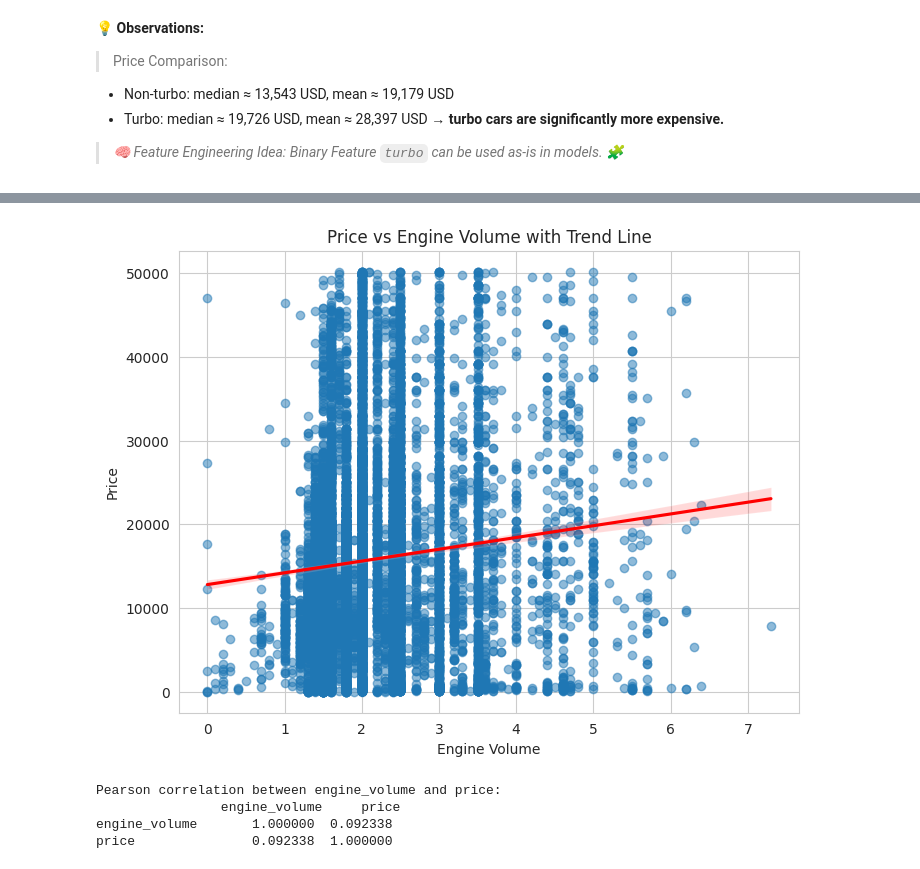
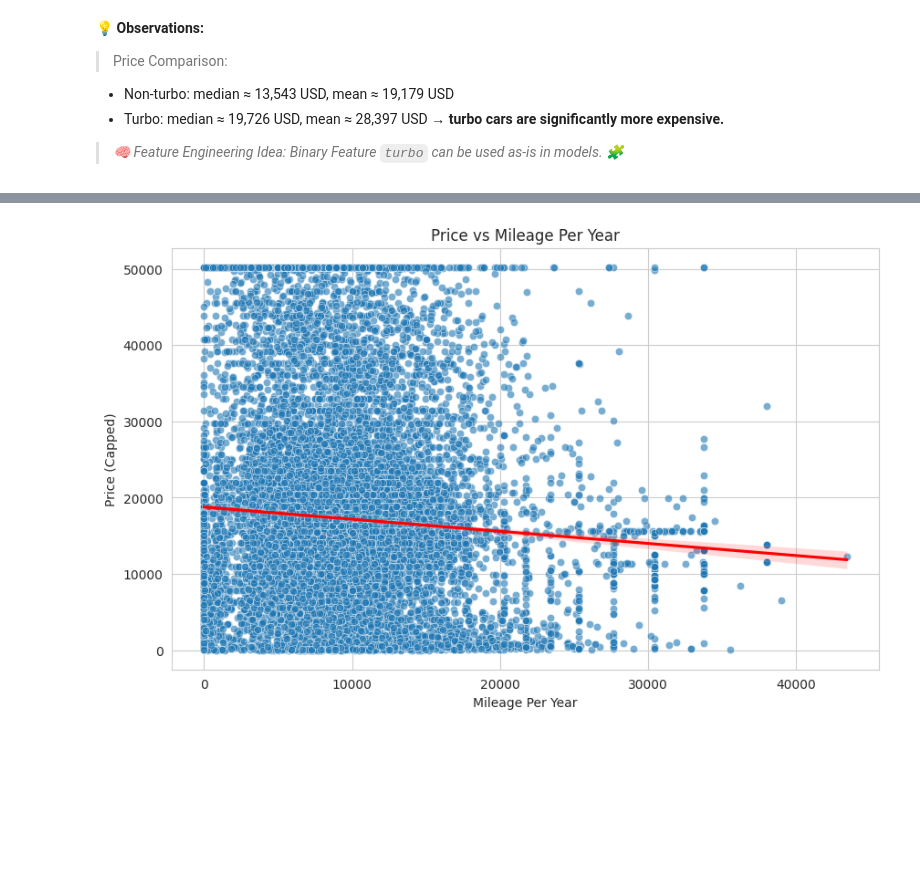
Before and after one commit to Mithula-cbw/Car-Price-Prediction, a Jupyter notebook: notebooks/Group_11_02_Descriptive_Analytics_and_EDA.ipynb, the cells around one changed output, grey strips where cells are left out. Drawn from its saved outputs; the diff is of its cells as text; code cells hidden in the pictures; blank space fills up the shorter version.

Commit message:
done mileage vs price

```diff
--- a/notebooks/Group_11_02_Descriptive_Analytics_and_EDA.ipynb
+++ b/notebooks/Group_11_02_Descriptive_Analytics_and_EDA.ipynb
@@ -1525,0 +1461,8 @@ price   -0.125331  1.000000
+# %%
+# Calculate 95th percentiles
+price_95 = df['price'].quantile(0.95)
+levy_95 = df['levy'].quantile(0.95)
+
+# Cap values at 95th percentile
+df['price_capped'] = np.where(df['price'] > price_95, price_95, df['price'])
+df['levy_capped'] = np.where(df['levy'] > levy_95, levy_95, df['levy'])
@@ -1527,0 +1497,11 @@ price   -0.125331  1.000000
+# %%
+mileage_95 = df['mileage'].quantile(0.95)
+df['mileage_capped'] = np.where(df['mileage'] > mileage_95, mileage_95, df['mileage'])
+
+plt.figure(figsize=(10,6))
+sns.scatterplot(data=df, x='car_age', y='mileage_capped', alpha=0.6)
+sns.regplot(data=df, x='car_age', y='mileage_capped', scatter=False, color='red')
+plt.title('Mileage vs Car Age')
+plt.xlabel('Car Age (Years)')
+plt.ylabel('Mileage (Capped at 95th Percentile)')
+plt.show()
@@ -1527,0 +1526,3 @@ price   -0.125331  1.000000
+# %%
+# Calculate mileage per year
+df['mileage_per_year'] = df['mileage_capped'] / df['car_age']
@@ -1528,23 +1539,10 @@ price   -0.125331  1.000000
 # %%
-plt.figure(figsize=(8,6))
-sns.regplot(
-    x='engine_volume',
-    y='price',
-    data=df_filtered,
-    scatter_kws={'alpha':0.5},  # make points semi-transparent
-    line_kws={'color':'red'}
-)
-plt.title('Price vs Engine Volume with Trend Line')
-plt.xlabel('Engine Volume')
-plt.ylabel('Price')
+plt.figure(figsize=(10,6))
+sns.scatterplot(data=df, x='mileage_per_year', y='price_capped', alpha=0.6)
+sns.regplot(data=df, x='mileage_per_year', y='price_capped', scatter=False, color='red')
+plt.title('Price vs Mileage Per Year')
+plt.xlabel('Mileage Per Year')
+plt.ylabel('Price (Capped)')
 plt.show()
 # %% [output]
-[figure, old version]
+[figure, new version]
-# %%
-corr = df_filtered[['engine_volume', 'price']].corr()
-print("Pearson correlation between engine_volume and price:\n", corr)
-# %% [output]
-Pearson correlation between engine_volume and price:
-                engine_volume     price
-engine_volume       1.000000  0.092338
-price               0.092338  1.000000
```
Also changed, not shown: parts of 24 cells of this notebook.
